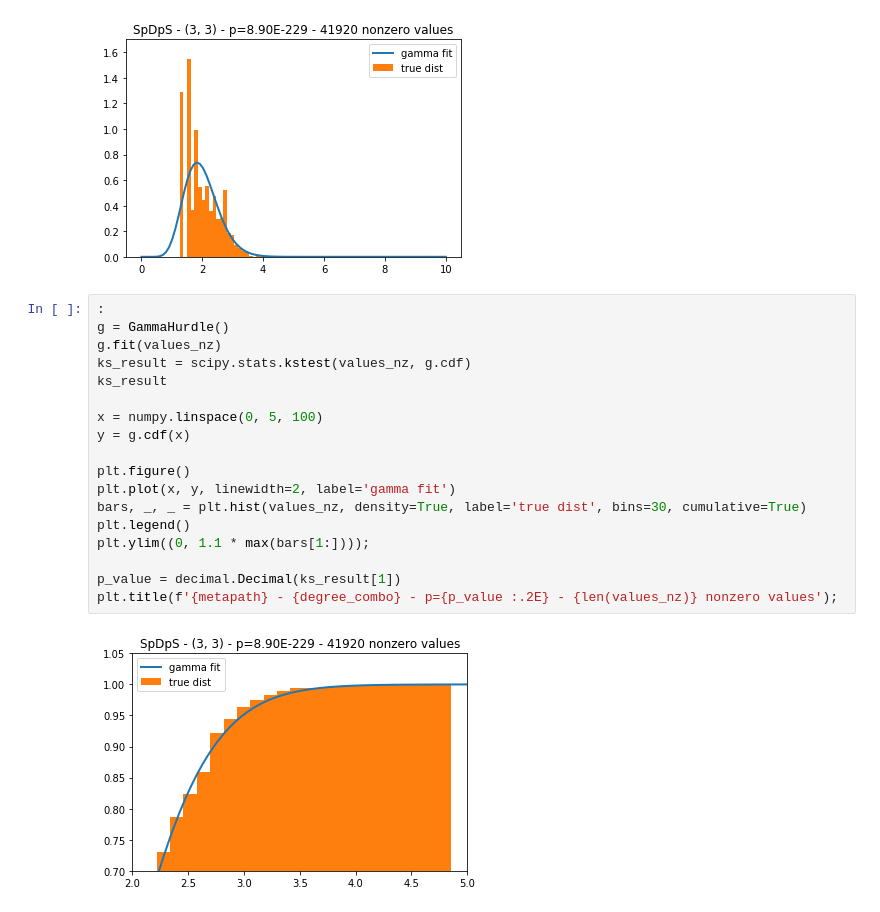
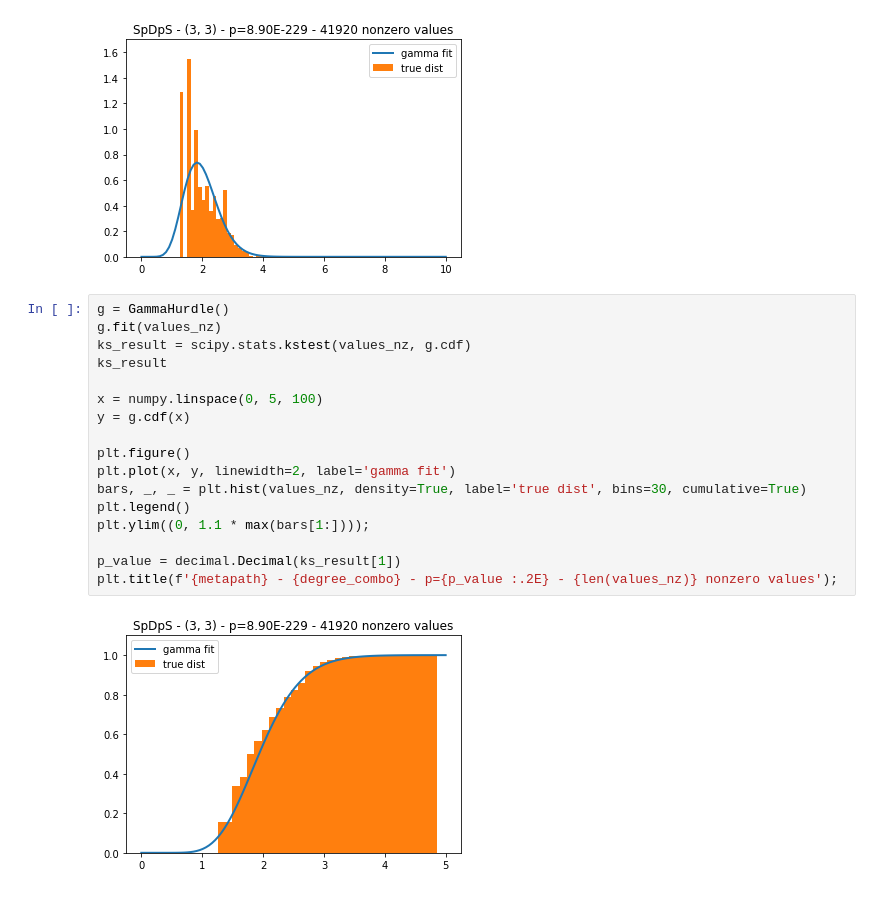
Before and after one commit to greenelab/connectivity-search-analyses, a Jupyter notebook: explore/gamma-fit.ipynb, the cells around one changed output. Drawn from its saved outputs; the diff is of its cells as text.

```diff
--- a/explore/gamma-fit.ipynb
+++ b/explore/gamma-fit.ipynb
@@ -362,25 +362,24 @@ plt.title(f'{metapath} - {degree_combo} - p={p_value :.2E} - {len(values_nz)} no
 # %% [output]
 [figure]
 # %%
-:
 g = GammaHurdle()
 g.fit(values_nz)
 ks_result = scipy.stats.kstest(values_nz, g.cdf)
 ks_result
 
 x = numpy.linspace(0, 5, 100)
 y = g.cdf(x)
 
 plt.figure()
 plt.plot(x, y, linewidth=2, label='gamma fit')
 bars, _, _ = plt.hist(values_nz, density=True, label='true dist', bins=30, cumulative=True)
 plt.legend()
 plt.ylim((0, 1.1 * max(bars[1:])));
 
 p_value = decimal.Decimal(ks_result[1])
 plt.title(f'{metapath} - {degree_combo} - p={p_value :.2E} - {len(values_nz)} nonzero values');
 # %% [output]
-[figure, old version]
+[figure, new version]
 # %%
 g = GammaHurdle()
 g.fit(values_nz)
```
Also changed, not shown: parts of 1 cell of this notebook.
